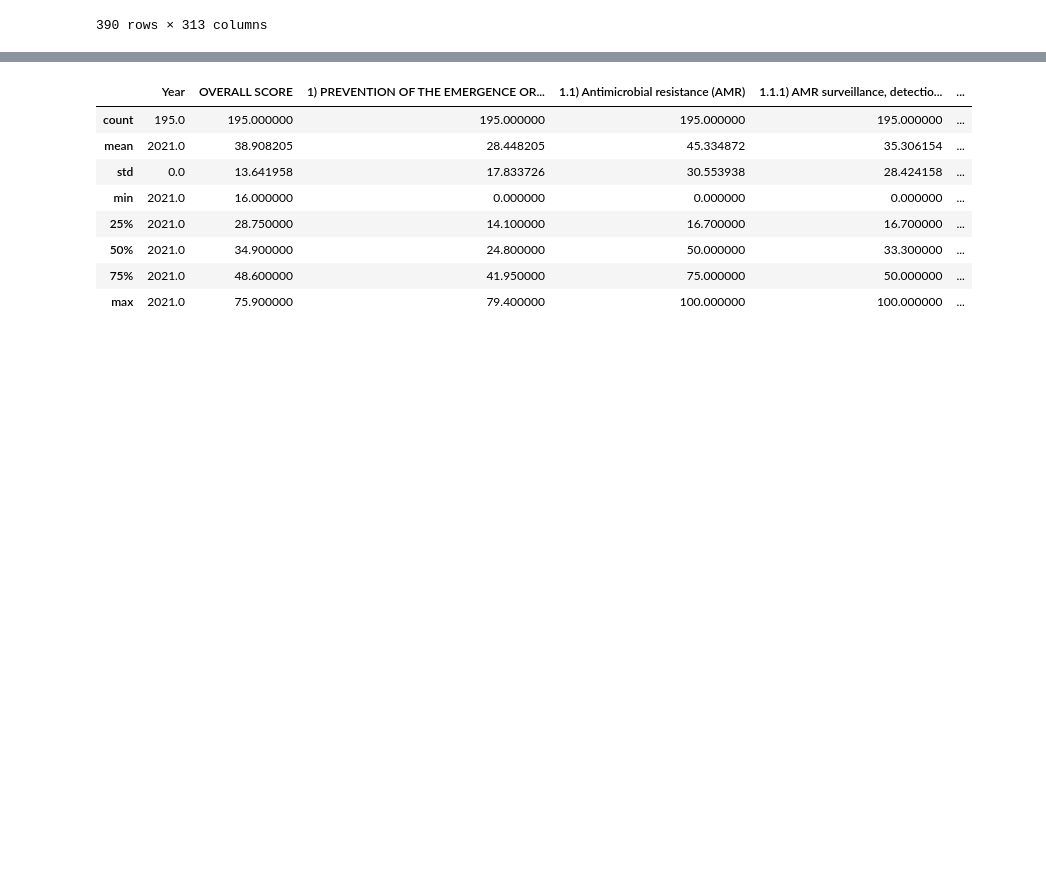
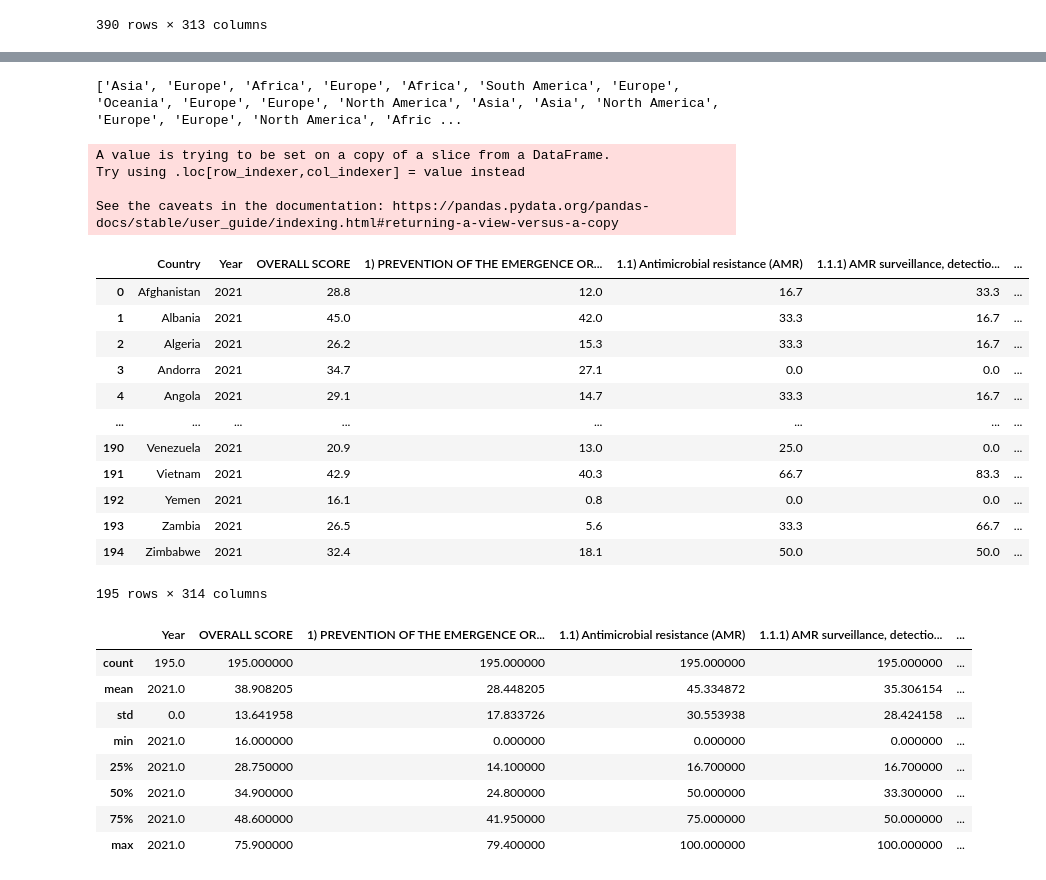
Before and after one commit to RemainingDelta/Care-Compass, a Jupyter notebook: datasets/preprocessed-datasets/DataCleaning_Arthur.ipynb, the cells around one changed output, grey strips where cells are left out. Cells and saved outputs as stored; diff of their text form; code cells hidden in the pictures; blank space fills up the shorter version.

Commit message:
added continent column to ghs_index dataframe, and regraphed bar chart based off of continents

```diff
--- a/datasets/preprocessed-datasets/DataCleaning_Arthur.ipynb
+++ b/datasets/preprocessed-datasets/DataCleaning_Arthur.ipynb
@@ -300,3 +295,7 @@ ghs_index
 | 388 | Zambia | 2019 | 28.0 | 14.0 | 33.3 | 66.7 | ... |
 | 389 | Zimbabwe | 2019 | 33.4 | 21.4 | 50.0 | 50.0 | ... |
 390 rows × 313 columns
+# %%
+#reads a dataset of all countries and the corresponding continent they are in
+df_continents = pd.read_csv('Countries_by_continents.csv')
+df_continents
@@ -311,3 +340,40 @@ figure = px.bar(x=ghs_index_2021['Country'], y=ghs_index_2021['OVERALL SCORE'],
                      "y": "Overall Score"
                  }, title = 'GHS Index Scores', width=1200, height=500)
 figure.show()
+# %%
+#adds a continent column to the ghs_index dataframe
+ghs_index_2021 = ghs_index[(ghs_index['Year'] == 2021)]
+continents_list = []
+for item in ghs_index_2021.iterrows():
+    for item2 in df_continents.iterrows():
+        if item2[1]['Country'] == item[1]['Country']:
+            continents_list.append(item2[1]['Continent'])
+            #ghs_index['Continent'] = item2[1]['Continent']
+
+        #print(item)
+        #print(item2)
+        #break
+print(continents_list)
+ghs_index_2021['Continent'] = pd.Series(continents_list)
+
+
+ghs_index_2021
+# %% [output]
+['Asia', 'Europe', 'Africa', 'Europe', 'Africa', 'South America', 'Europe', 'Oceania', 'Europe', 'Europe', 'North America', 'Asia', 'Asia', 'North America', 'Europe', 'Europe', 'North America', 'Afric ...
+A value is trying to be set on a copy of a slice from a DataFrame.
+Try using .loc[row_indexer,col_indexer] = value instead
+
+See the caveats in the documentation: https://pandas.pydata.org/pandas-docs/stable/user_guide/indexing.html#returning-a-view-versus-a-copy
+|  | Country | Year | OVERALL SCORE | 1) PREVENTION OF THE EMERGENCE OR... | 1.1) Antimicrobial resistance (AMR) | 1.1.1) AMR surveillance, detectio... | ... |
+| 0 | Afghanistan | 2021 | 28.8 | 12.0 | 16.7 | 33.3 | ... |
+| 1 | Albania | 2021 | 45.0 | 42.0 | 33.3 | 16.7 | ... |
+| 2 | Algeria | 2021 | 26.2 | 15.3 | 33.3 | 16.7 | ... |
+| 3 | Andorra | 2021 | 34.7 | 27.1 | 0.0 | 0.0 | ... |
+| 4 | Angola | 2021 | 29.1 | 14.7 | 33.3 | 16.7 | ... |
+| ... | ... | ... | ... | ... | ... | ... | ... |
+| 190 | Venezuela | 2021 | 20.9 | 13.0 | 25.0 | 0.0 | ... |
+| 191 | Vietnam | 2021 | 42.9 | 40.3 | 66.7 | 83.3 | ... |
+| 192 | Yemen | 2021 | 16.1 | 0.8 | 0.0 | 0.0 | ... |
+| 193 | Zambia | 2021 | 26.5 | 5.6 | 33.3 | 66.7 | ... |
+| 194 | Zimbabwe | 2021 | 32.4 | 18.1 | 50.0 | 50.0 | ... |
+195 rows × 314 columns
```
Also changed, not shown: parts of 4 cells of this notebook, 1 other file.
